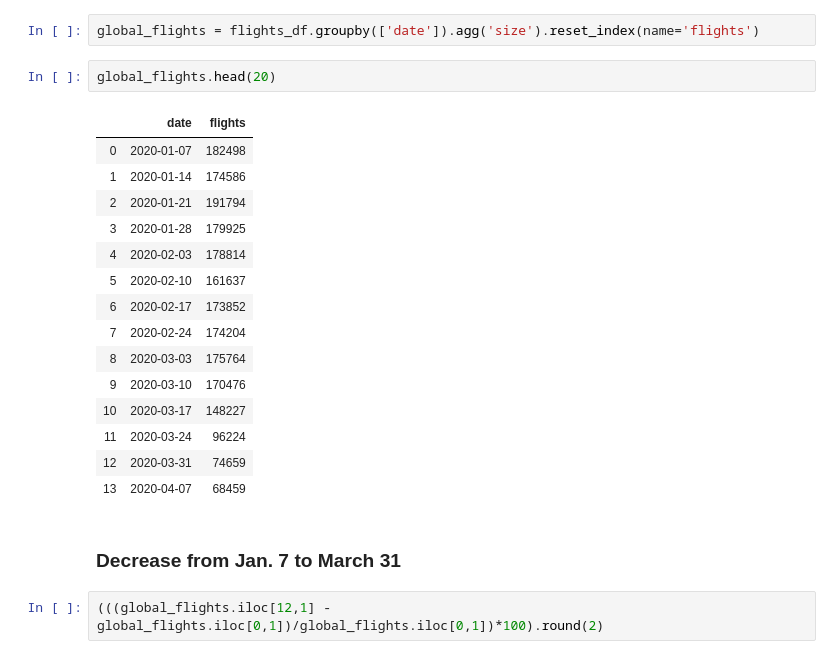
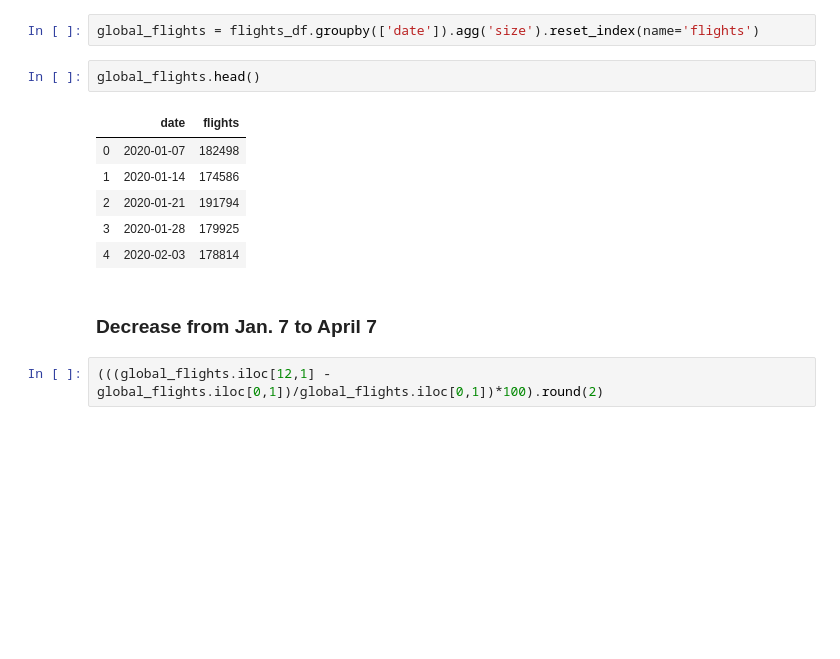
Before and after one commit to datadesk/coronavirus-flight-tracking, a Jupyter notebook: flights-data/00-coronavirus-flight-maps-data.ipynb, the cells around one changed output. Cells and saved outputs as stored; diff of their text form; blank space fills up the shorter version.

```diff
--- a/flights-data/00-coronavirus-flight-maps-data.ipynb
+++ b/flights-data/00-coronavirus-flight-maps-data.ipynb
@@ -191,25 +171,16 @@ len(flights_df)
 # %%
 global_flights = flights_df.groupby(['date']).agg('size').reset_index(name='flights')
 # %%
-global_flights.head(20)
+global_flights.head()
 # %% [output]
 |  | date | flights |
 | 0 | 2020-01-07 | 182498 |
 | 1 | 2020-01-14 | 174586 |
 | 2 | 2020-01-21 | 191794 |
 | 3 | 2020-01-28 | 179925 |
 | 4 | 2020-02-03 | 178814 |
-| 5 | 2020-02-10 | 161637 |
-| 6 | 2020-02-17 | 173852 |
-| 7 | 2020-02-24 | 174204 |
-| 8 | 2020-03-03 | 175764 |
-| 9 | 2020-03-10 | 170476 |
-| 10 | 2020-03-17 | 148227 |
-| 11 | 2020-03-24 | 96224 |
-| 12 | 2020-03-31 | 74659 |
-| 13 | 2020-04-07 | 68459 |
 # %% [markdown]
-### Decrease from Jan. 7 to March 31
+### Decrease from Jan. 7 to April 7
 # %%
 (((global_flights.iloc[12,1] - global_flights.iloc[0,1])/global_flights.iloc[0,1])*100).round(2)
 # %% [output]
```
Also changed, not shown: parts of 29 cells of this notebook, 7 other files.
